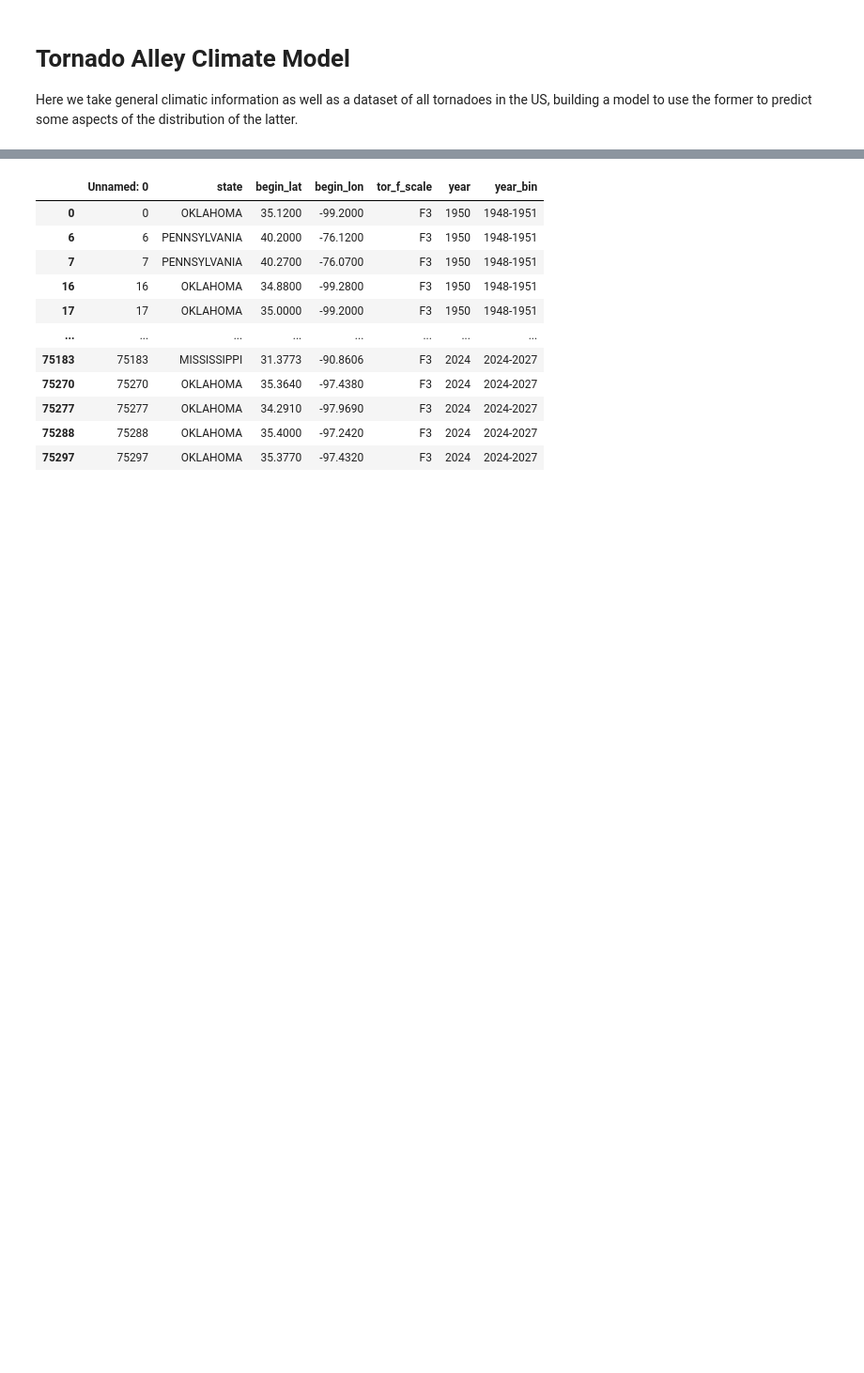
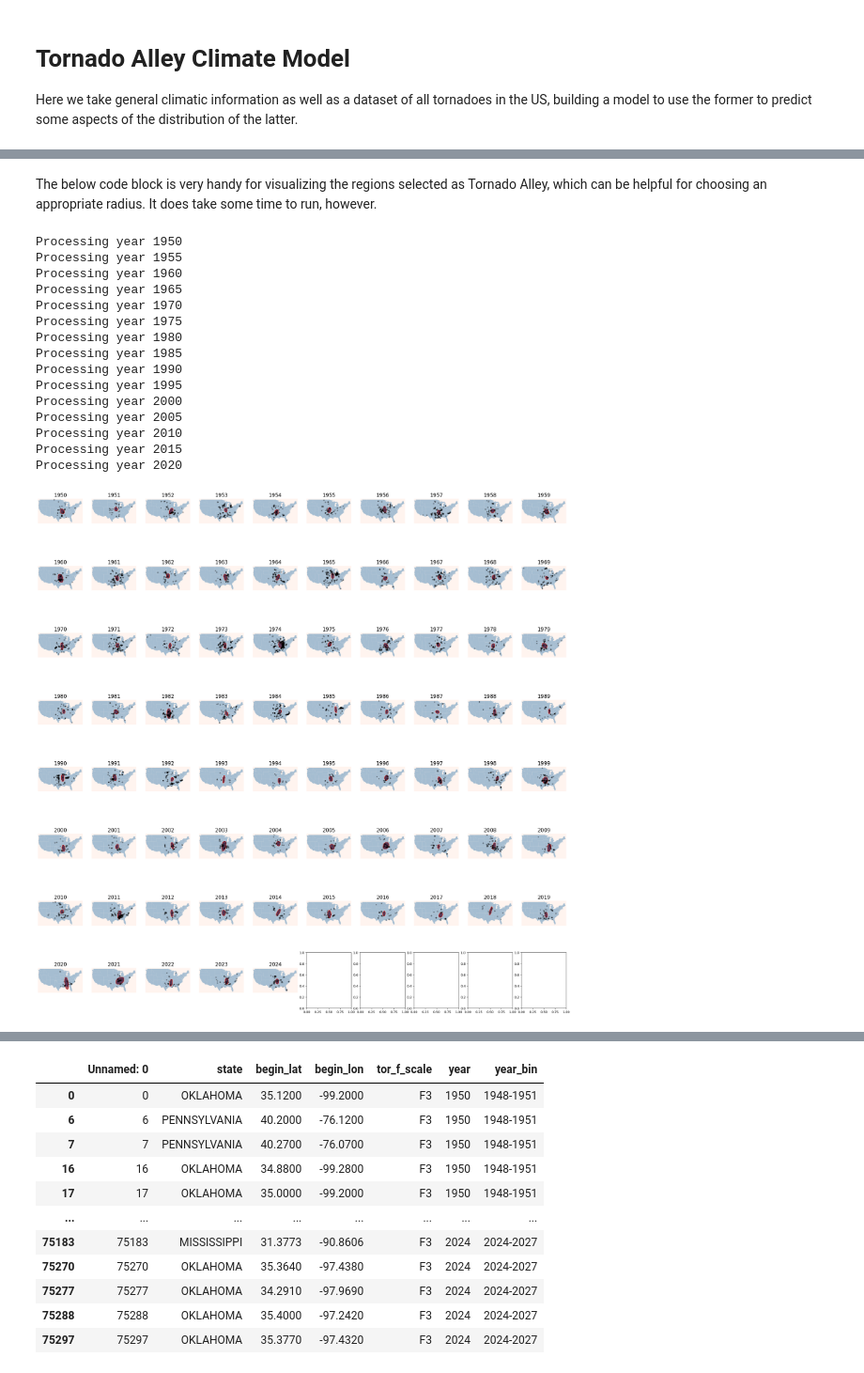
Before and after one commit to matthewdannenberg/not_in_kansas_anymore, a Jupyter notebook: tornado_alley_climate_model.ipynb, the cells around one changed output, grey strips where cells are left out. Shown at 94% size. Drawn from its saved outputs; the diff is of its cells as text; code cells hidden in the pictures; blank space fills up the shorter version.

```diff
--- a/tornado_alley_climate_model.ipynb
+++ b/tornado_alley_climate_model.ipynb
@@ -16,0 +399,69 @@ states = states[~states['STUSPS'].isin(states_to_remove)]
+# %%
+def tornado_alley_definer_gaussian(year,position,radius):
+    '''
+        Given the year and a specified latitude and longitude (an np array defining the position),
+        outputs 1 if the specified point lies within Tornado Alley, and a 0 otherwise.
+        The positive float radius is a parameter reflecting the size of the ellipse representing Tornado Alley.
+    '''
+    difference = position - np.array([tornado_stat_df.loc[year,'mean_lon'],tornado_stat_df.loc[year,'mean_lat']])
+    covar = np.array([[tornado_stat_df.loc[year,'cov_lon'],tornado_stat_df.loc[year,'cov_latlon']],[tornado_stat_df.loc[year,'cov_latlon'],tornado_stat_df.loc[year,'cov_lat']]])
+
+    quad_form = difference @ covar @ difference
+
+    if quad_form <= radius**2:
+        return 1
+    return 0
+# %% [markdown]
+The below code block is very handy for visualizing the regions selected as Tornado Alley, which can be helpful for choosing an appropriate radius. It does take some time to run, however.
+# %%
+ ## This code block draws a contour plot of Tornado Alley for some selected years, for visualization's sake.
+radius = 10
+years = np.arange(1950,2025,1)
+
+fig, axs = plt.subplots(8,10)
+fig.set_size_inches(30,30)
+
+xmin, xmax = -125, -66
+ymin, ymax = 24, 50
+
+xx, yy = np.mgrid[xmin:xmax:100j, ymin:ymax:100j]
+positions = np.vstack([xx.ravel(), yy.ravel()])
+
+for year in years:
+    if year % 5 == 0:
+        print('Processing year ' + str(year))
+    plot_x = (year - 1950) % 10
+    plot_y = (year - 1950) // 10
+
+    tornado_alley = np.apply_along_axis(lambda x: tornado_alley_definer_gaussian(year,x,radius),0,positions).reshape(xx.shape)
+
+    ax = axs[plot_y,plot_x]
+    states.plot(ax=ax)
+
+    contour = ax.contourf(xx, yy, tornado_alley, levels=10, cmap='Reds', alpha=0.6)
+
+    tornado_x = tornado_df[tornado_df['year']==year]['begin_lon'].values
+    tornado_y = tornado_df[tornado_df['year']==year]['begin_lat'].values
+    ax.scatter(tornado_x, tornado_y, c='black', s=10, alpha=0.3)
+
+    ax.set_title(str(year), fontsize=16)
+    ax.set_xlim(xmin, xmax)
+    ax.set_ylim(ymin, ymax)
+    ax.set_axis_off()
+# %% [output]
+Processing year 1950
+Processing year 1955
+Processing year 1960
+Processing year 1965
+Processing year 1970
+Processing year 1975
+Processing year 1980
+Processing year 1985
+Processing year 1990
+Processing year 1995
+Processing year 2000
+Processing year 2005
+Processing year 2010
+Processing year 2015
+Processing year 2020
+[figure, added]
```
Also changed, not shown: parts of 78 cells of this notebook.
